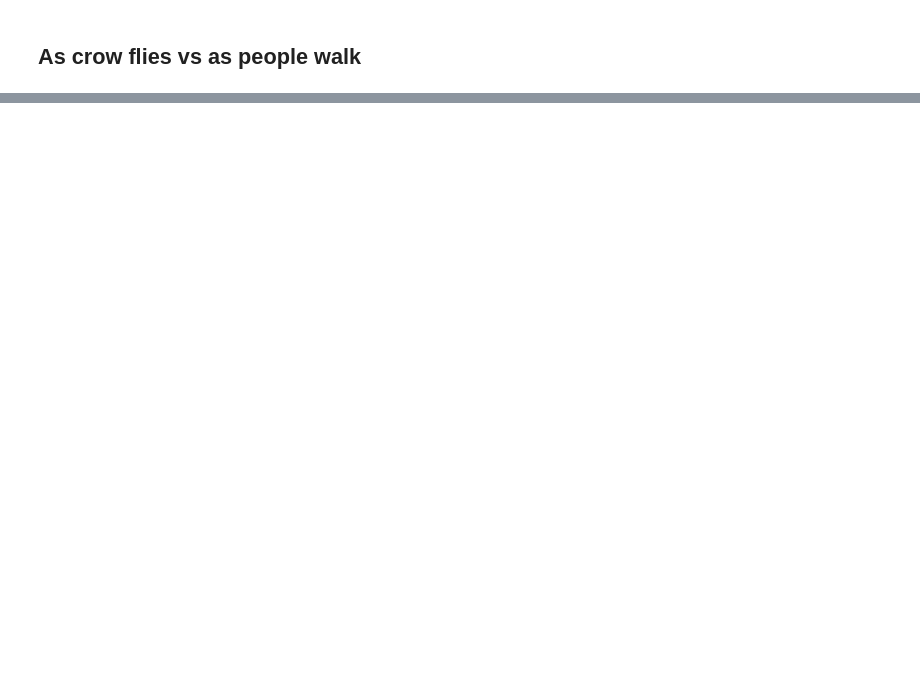
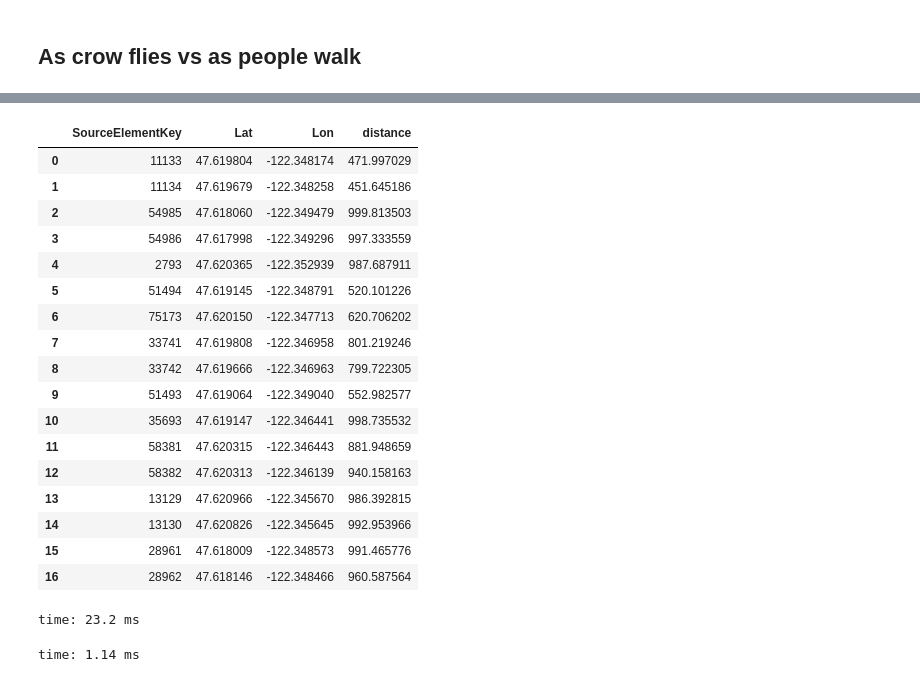
Before and after one commit to drabastomek/rapids-notebooks, a Jupyter notebook: codes/rapids_seattleParking_graph.ipynb, the cells around one changed output, grey strips where cells are left out. Cells and saved outputs as stored; diff of their text form; code cells hidden in the pictures; blank space fills up the shorter version.

```diff
--- a/codes/rapids_seattleParking_graph.ipynb
+++ b/codes/rapids_seattleParking_graph.ipynb
@@ -351,0 +353,43 @@ time: 109 ms
+# %%
+distances['vertex'] = distances['vertex'].astype('int64')
+distances_host = (
+    distances
+    .rename({'vertex': 'NodeID'})
+    .merge(road_nodes[['NodeID', 'Lat', 'Lon', 'SourceElementKey']], on='NodeID')
+    [['SourceElementKey', 'Lat', 'Lon', 'distance']]
+    .to_pandas()
+#     .to_dict('records')
+)
+
+distances_host
+# %% [output]
+|  | SourceElementKey | Lat | Lon | distance |
+| 0 | 11133 | 47.619804 | -122.348174 | 471.997029 |
+| 1 | 11134 | 47.619679 | -122.348258 | 451.645186 |
+| 2 | 54985 | 47.618060 | -122.349479 | 999.813503 |
+| 3 | 54986 | 47.617998 | -122.349296 | 997.333559 |
+| 4 | 2793 | 47.620365 | -122.352939 | 987.687911 |
+| 5 | 51494 | 47.619145 | -122.348791 | 520.101226 |
+| 6 | 75173 | 47.620150 | -122.347713 | 620.706202 |
+| 7 | 33741 | 47.619808 | -122.346958 | 801.219246 |
+| 8 | 33742 | 47.619666 | -122.346963 | 799.722305 |
+| 9 | 51493 | 47.619064 | -122.349040 | 552.982577 |
+| 10 | 35693 | 47.619147 | -122.346441 | 998.735532 |
+| 11 | 58381 | 47.620315 | -122.346443 | 881.948659 |
+| 12 | 58382 | 47.620313 | -122.346139 | 940.158163 |
+| 13 | 13129 | 47.620966 | -122.345670 | 986.392815 |
+| 14 | 13130 | 47.620826 | -122.345645 | 992.953966 |
+| 15 | 28961 | 47.618009 | -122.348573 | 991.465776 |
+| 16 | 28962 | 47.618146 | -122.348466 | 960.587564 |
+time: 23.2 ms
+# %%
+info_box_template = """
+<dl>
+<dt>SourceElementKey</dt><dd>{SourceElementKey}</dd>
+<dt>Distance</dt><dd>{distance:.0f} ft.</dd>
+</dl>
+"""
+
+parking_info = [info_box_template.format(**parking) for parking in distances_host.to_dict('records')]
+# %% [output]
+time: 1.14 ms
```
Also changed, not shown: parts of 36 cells of this notebook.
